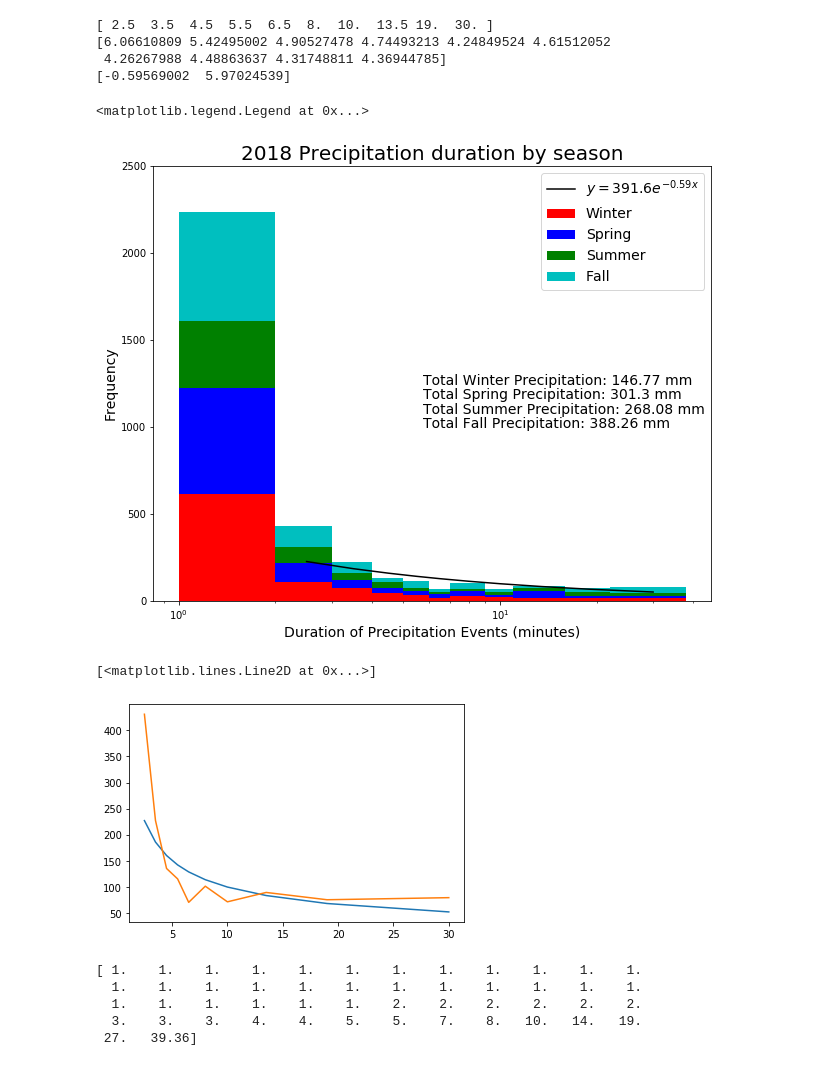
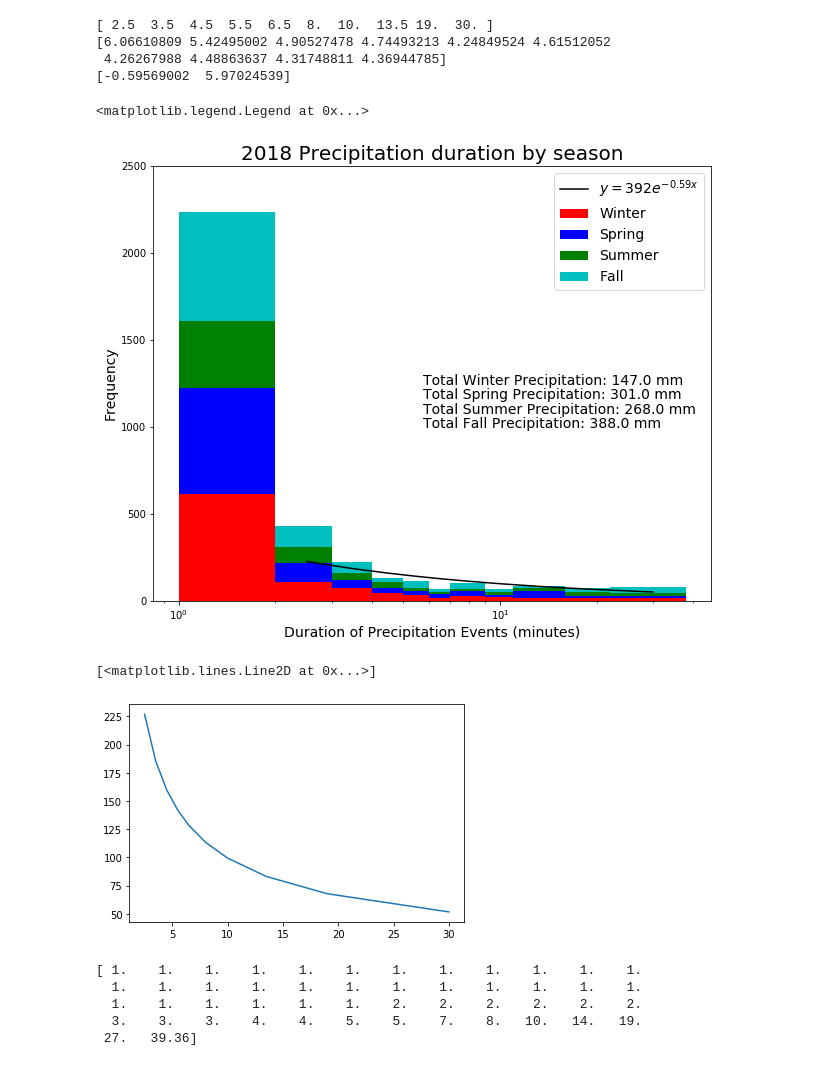
Before and after one commit to zhangt3-e/senior_thesis, a Jupyter notebook: Code/exponentials.ipynb, the cells around one changed output. Cells and saved outputs as stored; diff of their text form; code cells hidden in the pictures.

```diff
--- a/Code/exponentials.ipynb
+++ b/Code/exponentials.ipynb
@@ -47,10 +47,10 @@ Season18 = np.concatenate([Winter18, Spring18, Summer18, Fall18])
 (132477,)
 (131036,)
 # %%
-Wprecip, Wnonprecip, Wpreciptotal, Wtotalprep = histplot.preciphist(Winter18, len(Winter18), 5000, 1, 1)
-Sp_precip, Sp_nonprecip, Sp_preciptotal, Sp_totalprep = histplot.preciphist(Spring18, len(Spring18), 5000, 1, 1)
-Su_precip, Su_nonprecip, Su_preciptotal, Su_totalprep = histplot.preciphist(Summer18, len(Summer18), 5000, 1, 1)
-Fprecip, Fnonprecip, Fpreciptotal, Ftotalprep = histplot.preciphist(Fall18, len(Fall18), 5000, 1, 1)
+Wprecip18, Wnonprecip18, Wpreciptotal18, Wtotalprep18 = histplot.preciphist(Winter18, len(Winter18), 5000, 1, 1)
+Sp_precip18, Sp_nonprecip18, Sp_preciptotal18, Sp_totalprep18 = histplot.preciphist(Spring18, len(Spring18), 5000, 1, 1)
+Su_precip18, Su_nonprecip18, Su_preciptotal18, Su_totalprep18 = histplot.preciphist(Summer18, len(Summer18), 5000, 1, 1)
+Fprecip18, Fnonprecip18, Fpreciptotal18, Ftotalprep18 = histplot.preciphist(Fall18, len(Fall18), 5000, 1, 1)
 # %%
 precip18, nonprecip18, preciptotal18, totalprep18 = histplot.preciphist(Season18, len(Season18), 20000, 1, 1)
 countAll = 0
@@ -72,10 +72,10 @@ count1 = 0
 count2 = 0
 count3 = 0
 for i in range(0,5000):
-    hold = Wprecip[i]
-    hold1 = Sp_precip[i]
-    hold2 = Su_precip[i]
-    hold3 = Fprecip[i]
+    hold = Wprecip18[i]
+    hold1 = Sp_precip18[i]
+    hold2 = Su_precip18[i]
+    hold3 = Fprecip18[i]
     if hold > 0:
         count += 1
     if hold1 > 0:
@@ -120,31 +120,31 @@ print(curve_fit)
 [-0.59569002  5.97024539]
 # %%
 plt.figure(figsize = (10,8))
-plt.hist([Wprecip, Sp_precip, Su_precip,Fprecip], bins =perc, range= (perc.min,perc.max), color = ['r','b','g','c'], stacked =True)
+plt.hist([Wprecip18, Sp_precip18, Su_precip18,Fprecip18], bins =perc, range= (perc.min,perc.max), color = ['r','b','g','c'], stacked =True)
 plt.xlabel('Duration of Precipitation Events (minutes)', fontsize = 14)
 plt.xscale('log')
 plt.ylim(0,2500)
 #plt.yscale('log')
 plt.ylabel('Frequency', fontsize = 14)
 plt.title('2018 Precipitation duration by season', fontsize = 20)
-plt.figtext(0.5, 0.5, 'Total Winter Precipitation: ' + str(round(Wtotalprep,2)) + ' mm', fontsize = 14)
-plt.figtext(0.5, 0.475, 'Total Spring Precipitation: ' + str(round(Sp_totalprep,2)) + ' mm', fontsize = 14)
-plt.figtext(0.5, 0.45, 'Total Summer Precipitation: ' + str(round(Su_totalprep,2)) + ' mm', fontsize = 14)
-plt.figtext(0.5, 0.425, 'Total Fall Precipitation: ' + str(round(Ftotalprep,2)) + ' mm', fontsize = 14)
+plt.figtext(0.5, 0.5, 'Total Winter Precipitation: ' + str(round(Wtotalprep18)) + ' mm', fontsize = 14)
+plt.figtext(0.5, 0.475, 'Total Spring Precipitation: ' + str(round(Sp_totalprep18)) + ' mm', fontsize = 14)
+plt.figtext(0.5, 0.45, 'Total Summer Precipitation: ' + str(round(Su_totalprep18)) + ' mm', fontsize = 14)
+plt.figtext(0.5, 0.425, 'Total Fall Precipitation: ' + str(round(Ftotalprep18)) + ' mm', fontsize = 14)
 plt.plot(bin_val, test*y, color = 'k' )
-plt.legend(labels = ['$y = 391.6 e^{-0.59x}$', 'Winter', 'Spring', 'Summer', 'Fall'], fontsize = 14)
+plt.legend(labels = ['$y = 392 e^{-0.59x}$', 'Winter', 'Spring', 'Summer', 'Fall'], fontsize = 14)
 #plt.figtext(0.3, 0.6, 'Exponential fit equation between 2 minutes to 42 minutes: $ y = e^{5.74}*e^{-0.54x}$' )
 # %% [output]
 <matplotlib.legend.Legend at 0x...>
-[figure, old version]
+[figure, new version]
 # %%
 test = np.exp(curve_fit[1])
 y = np.exp(curve_fit[0]*logx)
 plt.plot(bin_val, test*y)
-plt.plot(bin_val, hist19)
+#plt.plot(bin_val, hist19)
 # %% [output]
 [<matplotlib.lines.Line2D at 0x...>]
-[figure, old version]
+[figure, new version]
 # %%
 Summer17 = histplot.getData(18, direct, ASC, 197, 47, 6 , float)
 Fall17 = histplot.getData(18, direct, ASC, 244, 91, 6, float)
```
Also changed, not shown: parts of 25 cells of this notebook, 3 other files.
